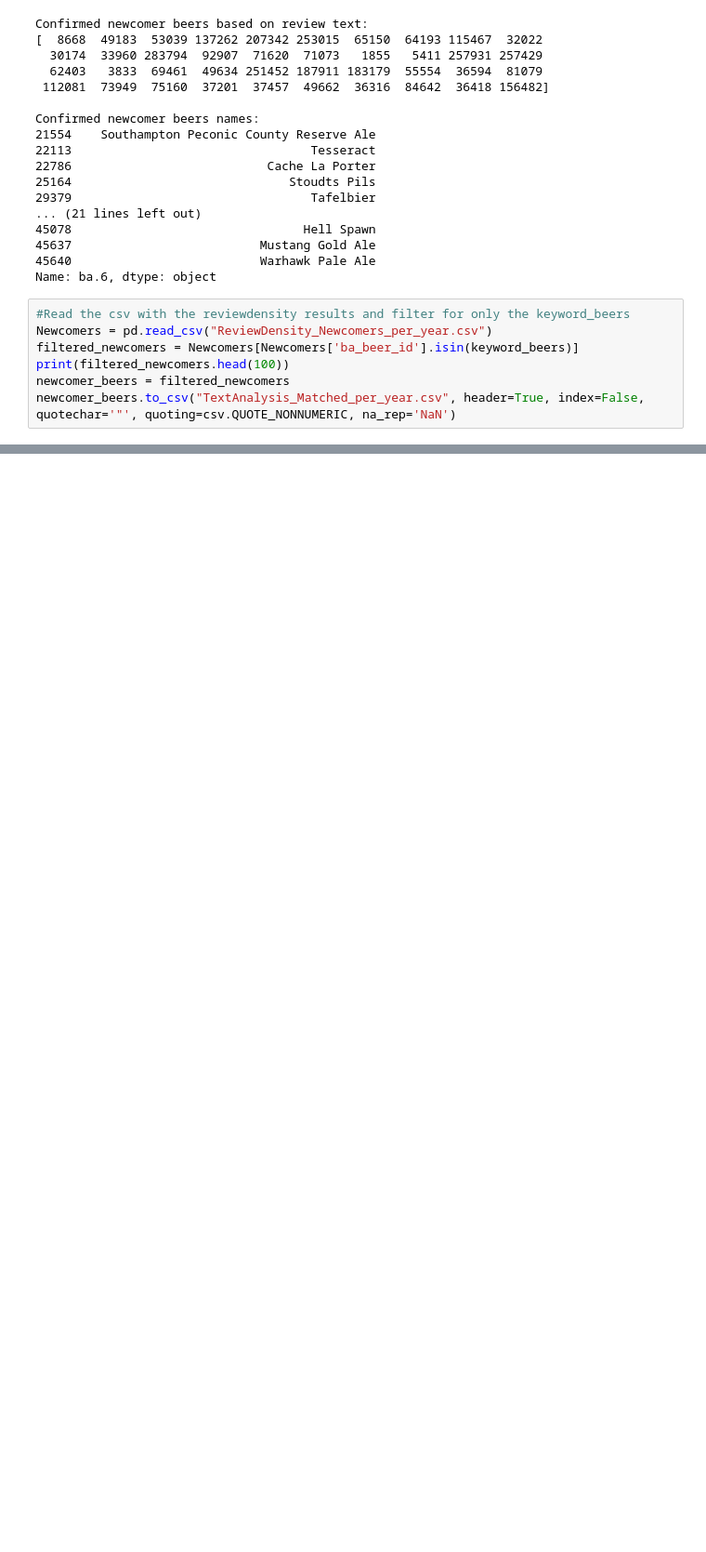
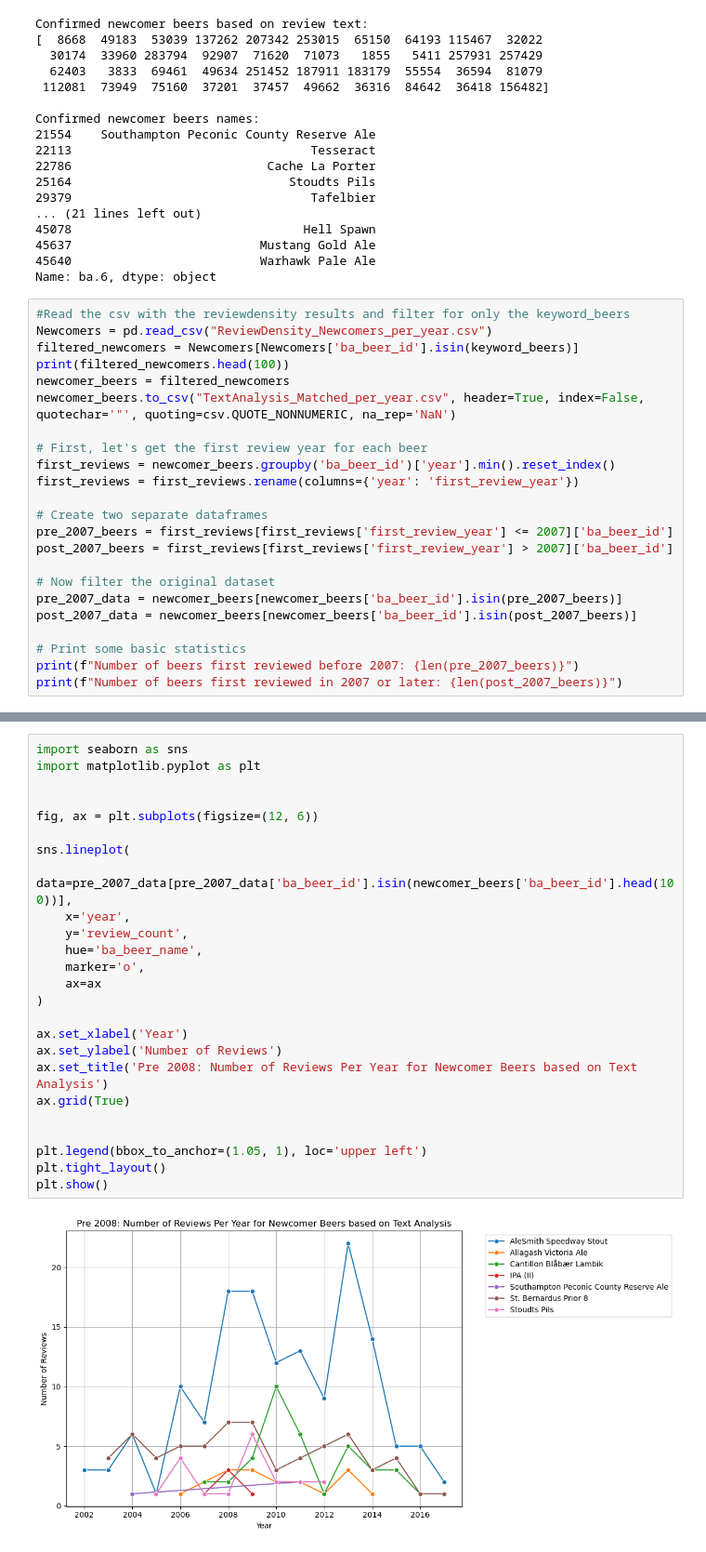
Before and after one commit to epfl-ada/ada-2024-project-pada-wan, a Jupyter notebook: TextAnalysis.ipynb, the cells around one changed output, grey strips where cells are left out. Shown at 93% size. Drawn from its saved outputs; the diff is of its cells as text; blank space fills up the shorter version.

```diff
--- a/TextAnalysis.ipynb
+++ b/TextAnalysis.ipynb
@@ -90,4 +90,20 @@ filtered_newcomers = Newcomers[Newcomers['ba_beer_id'].isin(keyword_beers)]
 print(filtered_newcomers.head(100))
 newcomer_beers = filtered_newcomers
 newcomer_beers.to_csv("TextAnalysis_Matched_per_year.csv", header=True, index=False, quotechar='"', quoting=csv.QUOTE_NONNUMERIC, na_rep='NaN')
+
+# First, let's get the first review year for each beer
+first_reviews = newcomer_beers.groupby('ba_beer_id')['year'].min().reset_index()
+first_reviews = first_reviews.rename(columns={'year': 'first_review_year'})
+
+# Create two separate dataframes
+pre_2007_beers = first_reviews[first_reviews['first_review_year'] <= 2007]['ba_beer_id']
+post_2007_beers = first_reviews[first_reviews['first_review_year'] > 2007]['ba_beer_id']
+
+# Now filter the original dataset
+pre_2007_data = newcomer_beers[newcomer_beers['ba_beer_id'].isin(pre_2007_beers)]
+post_2007_data = newcomer_beers[newcomer_beers['ba_beer_id'].isin(post_2007_beers)]
+
+# Print some basic statistics
+print(f"Number of beers first reviewed before 2007: {len(pre_2007_beers)}")
+print(f"Number of beers first reviewed in 2007 or later: {len(post_2007_beers)}")
 # %% [output]
@@ -128,0 +126,27 @@ plt.show()
+# %%
+import seaborn as sns
+import matplotlib.pyplot as plt
+
+
+fig, ax = plt.subplots(figsize=(12, 6))
+
+sns.lineplot(
+    data=pre_2007_data[pre_2007_data['ba_beer_id'].isin(newcomer_beers['ba_beer_id'].head(100))],
+    x='year',
+    y='review_count',
+    hue='ba_beer_name',
+    marker='o',
+    ax=ax
+)
+
+ax.set_xlabel('Year')
+ax.set_ylabel('Number of Reviews')
+ax.set_title('Pre 2008: Number of Reviews Per Year for Newcomer Beers based on Text Analysis')
+ax.grid(True)
+
+
+plt.legend(bbox_to_anchor=(1.05, 1), loc='upper left')
+plt.tight_layout()
+plt.show()
+# %% [output]
+[figure, added]
```
Also changed, not shown: parts of 4 cells of this notebook, 4 other files.
